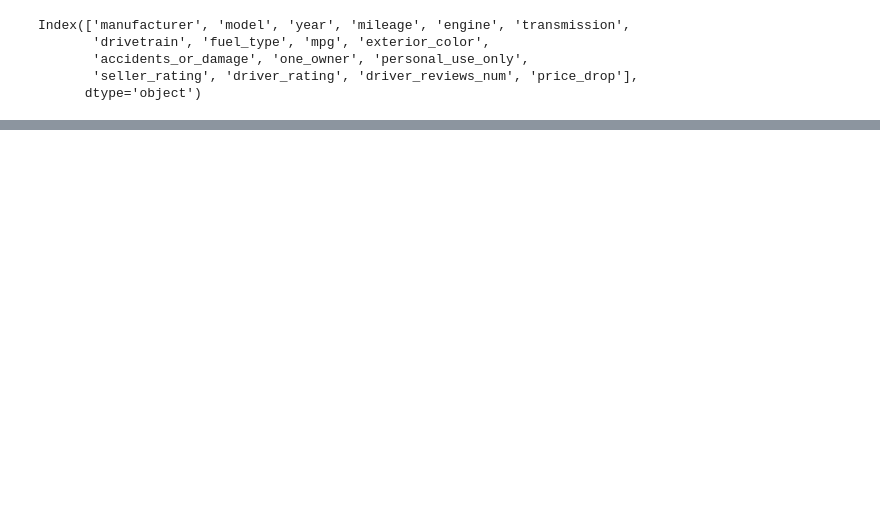
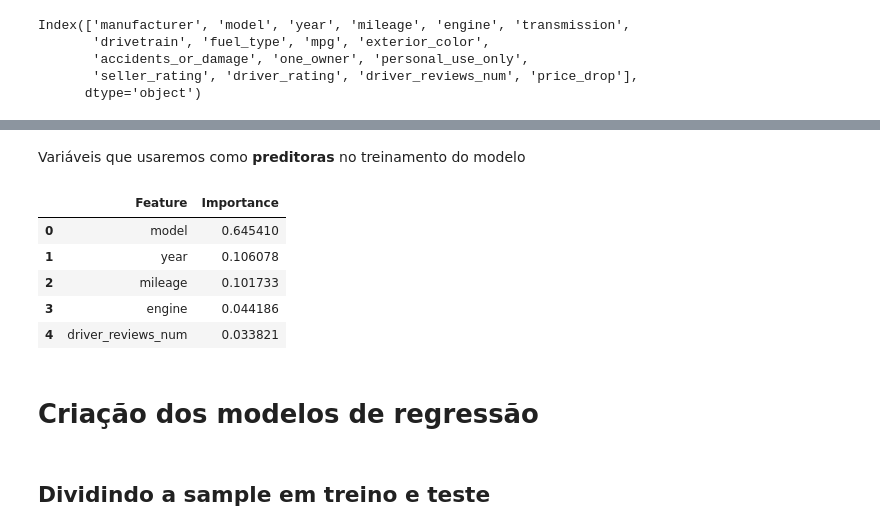
Before and after one commit to matsa0/project2-sprint5-data-science, a Jupyter notebook: project2.ipynb, the cells around one changed output, grey strips where cells are left out. Cells and saved outputs as stored; diff of their text form; code cells hidden in the pictures; blank space fills up the shorter version.

```diff
--- a/project2.ipynb
+++ b/project2.ipynb
@@ -1388,0 +1447,17 @@ plt.show()
+# %%
+selected_vars = importances_df[importances_df['Importance'] >= 0.02]
+# %% [markdown]
+Variáveis que usaremos como **preditoras** no treinamento do modelo
+# %%
+selected_vars
+# %% [output]
+|  | Feature | Importance |
+| 0 | model | 0.645410 |
+| 1 | year | 0.106078 |
+| 2 | mileage | 0.101733 |
+| 3 | engine | 0.044186 |
+| 4 | driver_reviews_num | 0.033821 |
+# %% [markdown]
+# Criação dos modelos de regressão
+# %% [markdown]
+## Dividindo a sample em treino e teste
```
Also changed, not shown: parts of 71 cells of this notebook, 1 other file.
